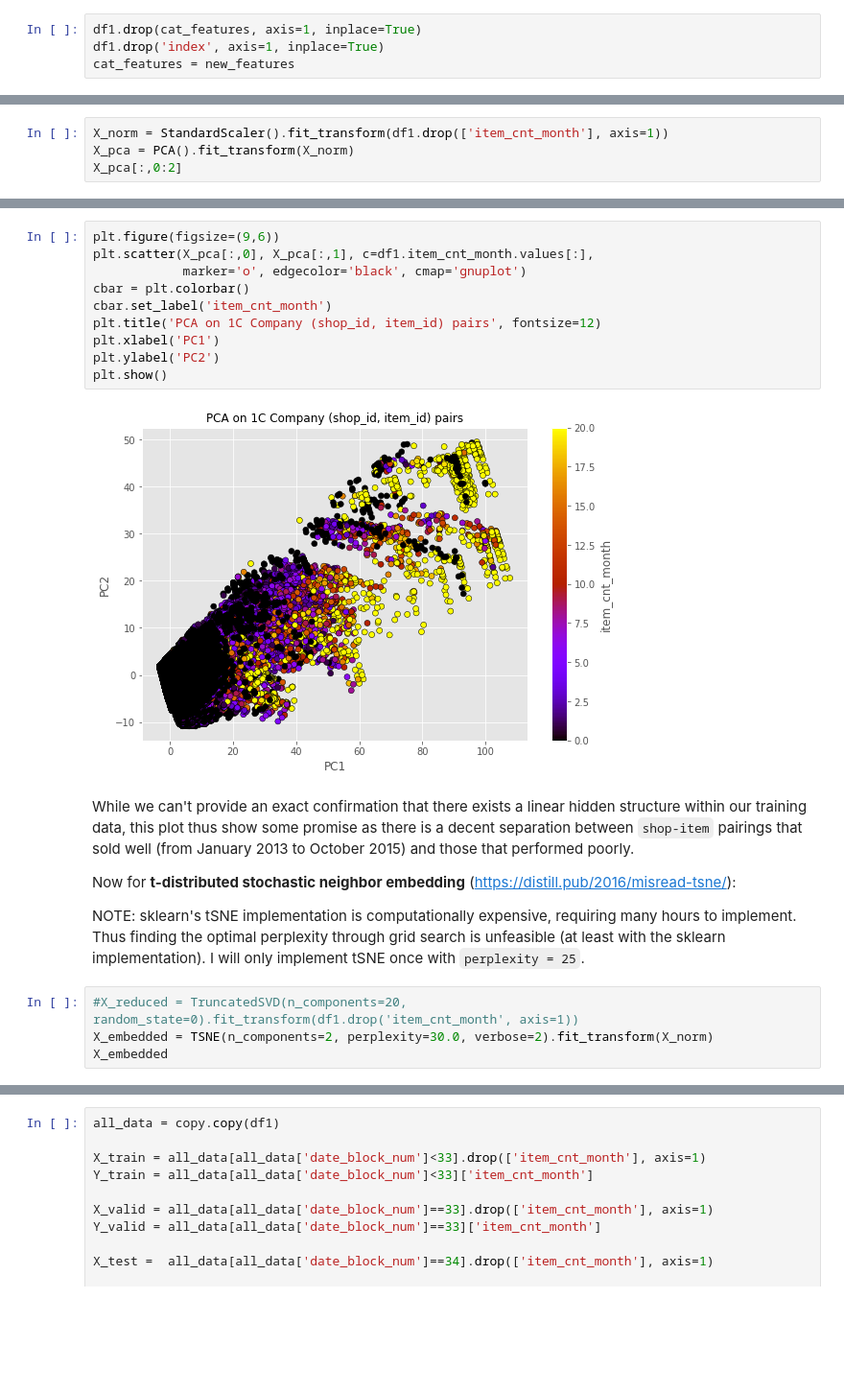
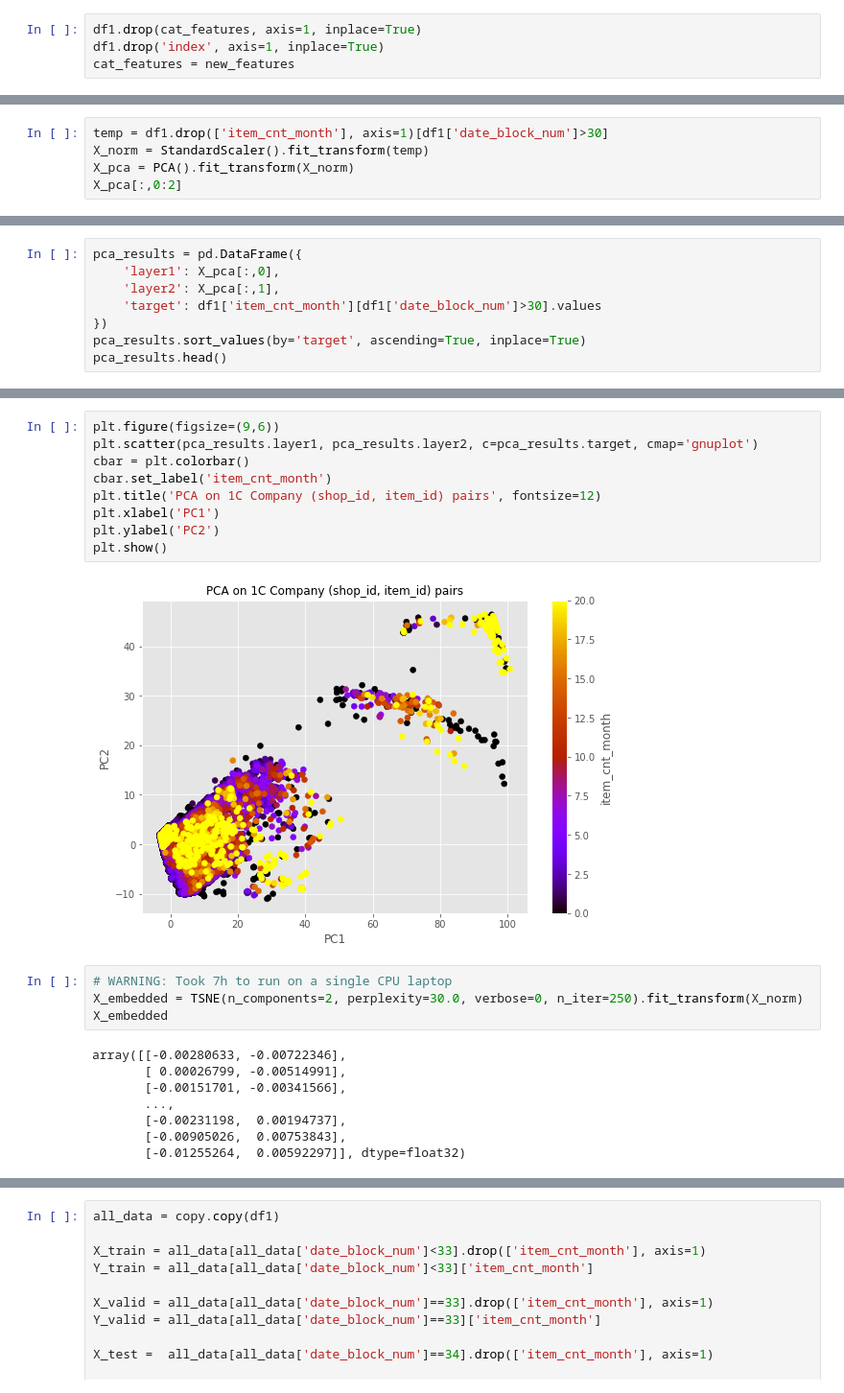
Before and after one commit to SJD1882/MOOC-Coursera-Advanced-Machine-Learning, a Jupyter notebook: 2 - How to Win a Data Science Competition/6 - Kaggle Competition Final Project/Assignment 6 - Kaggle Competition Final Project (Predict Future Sales).ipynb, the cells around one changed output, grey strips where cells are left out. Shown at 96% size. Drawn from its saved outputs; the diff is of its cells as text; blank space fills up the shorter version.

```diff
--- a/2 - How to Win a Data Science Competition/6 - Kaggle Competition Final Project/Assignment 6 - Kaggle Competition Final Project (Predict Future Sales).ipynb
+++ b/2 - How to Win a Data Science Competition/6 - Kaggle Competition Final Project/Assignment 6 - Kaggle Competition Final Project (Predict Future Sales).ipynb
@@ -695,5 +699,6 @@ Before implementing t-distributed stochastic neighbor embedding (tSNE) to uncove
 # %%
-X_norm = StandardScaler().fit_transform(df1.drop(['item_cnt_month'], axis=1))
+temp = df1.drop(['item_cnt_month'], axis=1)[df1['date_block_num']>30]
+X_norm = StandardScaler().fit_transform(temp)
 X_pca = PCA().fit_transform(X_norm)
 X_pca[:,0:2]
 # %% [output]
@@ -706,0 +714,8 @@ array([[ 2.9433367 ,  1.57505931],
+# %%
+pca_results = pd.DataFrame({
+    'layer1': X_pca[:,0],
+    'layer2': X_pca[:,1],
+    'target': df1['item_cnt_month'][df1['date_block_num']>30].values
+})
+pca_results.sort_values(by='target', ascending=True, inplace=True)
+pca_results.head()
@@ -707,22 +729,23 @@ array([[ 2.9433367 ,  1.57505931],
 # %%
 plt.figure(figsize=(9,6))
-plt.scatter(X_pca[:,0], X_pca[:,1], c=df1.item_cnt_month.values[:],
-            marker='o', edgecolor='black', cmap='gnuplot')
+plt.scatter(pca_results.layer1, pca_results.layer2, c=pca_results.target, cmap='gnuplot')
 cbar = plt.colorbar()
 cbar.set_label('item_cnt_month')
 plt.title('PCA on 1C Company (shop_id, item_id) pairs', fontsize=12)
 plt.xlabel('PC1')
 plt.ylabel('PC2')
 plt.show()
 # %% [output]
-[figure, old version]
+[figure, new version]
-# %% [markdown]
-While we can't provide an exact confirmation that there exists a linear hidden structure within our training data, this plot thus show some promise as there is a decent separation between `shop-item` pairings that sold well (from January 2013 to October 2015) and those that performed poorly.
-
-Now for **t-distributed stochastic neighbor embedding** (https://distill.pub/2016/misread-tsne/):
-
-NOTE: sklearn's tSNE implementation is computationally expensive, requiring many hours to implement. Thus finding the optimal perplexity through grid search is unfeasible (at least with the sklearn implementation). I will only implement tSNE once with `perplexity = 25`.
 # %%
-#X_reduced = TruncatedSVD(n_components=20, random_state=0).fit_transform(df1.drop('item_cnt_month', axis=1))
-X_embedded = TSNE(n_components=2, perplexity=30.0, verbose=2).fit_transform(X_norm)
+# WARNING: Took 7h to run on a single CPU laptop
+X_embedded = TSNE(n_components=2, perplexity=30.0, verbose=0, n_iter=250).fit_transform(X_norm)
 X_embedded
+# %% [output]
+array([[-0.00280633, -0.00722346],
+       [ 0.00026799, -0.00514991],
+       [-0.00151701, -0.00341566],
+       ...,
+       [-0.00231198,  0.00194737],
+       [-0.00905026,  0.00753843],
+       [-0.01255264,  0.00592297]], dtype=float32)
```
Also changed, not shown: parts of 85 cells of this notebook, 18 other files.
